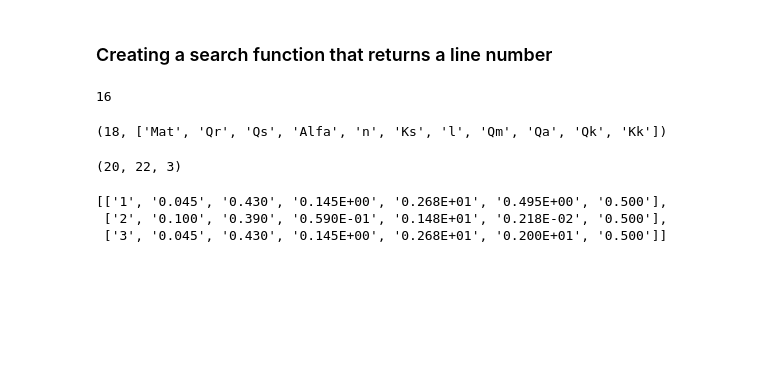
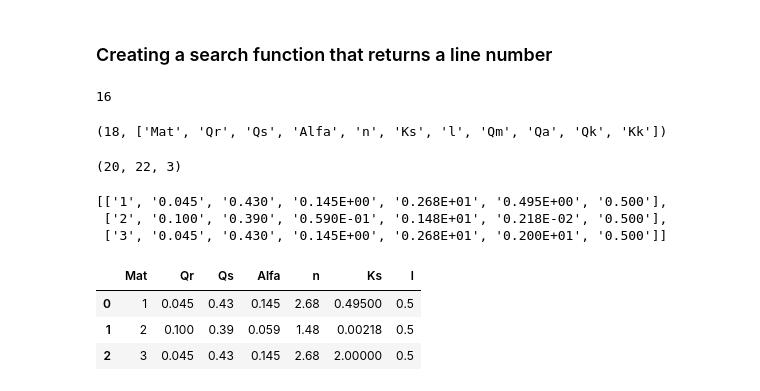
Before and after one commit to drnesr/SandDitch, a Jupyter notebook: Code/SandDitchAnalysis011.ipynb, the cells around one changed output. Cells and saved outputs as stored; diff of their text form; code cells hidden in the pictures; blank space fills up the shorter version.

```diff
--- a/Code/SandDitchAnalysis011.ipynb
+++ b/Code/SandDitchAnalysis011.ipynb
@@ -1323,3 +1323,13 @@ material_table
 [['1', '0.045', '0.430', '0.145E+00', '0.268E+01', '0.495E+00', '0.500'],
  ['2', '0.100', '0.390', '0.590E-01', '0.148E+01', '0.218E-02', '0.500'],
  ['3', '0.045', '0.430', '0.145E+00', '0.268E+01', '0.200E+01', '0.500']]
+# %%
+material_header = material_header[:len(material_table[0])]
+material_df = pd.DataFrame(
+    material_table, columns=material_header).apply(pd.to_numeric)
+material_df
+# %% [output]
+|  | Mat | Qr | Qs | Alfa | n | Ks | l |
+| 0 | 1 | 0.045 | 0.43 | 0.145 | 2.68 | 0.49500 | 0.5 |
+| 1 | 2 | 0.100 | 0.39 | 0.059 | 1.48 | 0.00218 | 0.5 |
+| 2 | 3 | 0.045 | 0.43 | 0.145 | 2.68 | 2.00000 | 0.5 |
```
Also changed, not shown: parts of 14 cells of this notebook.
